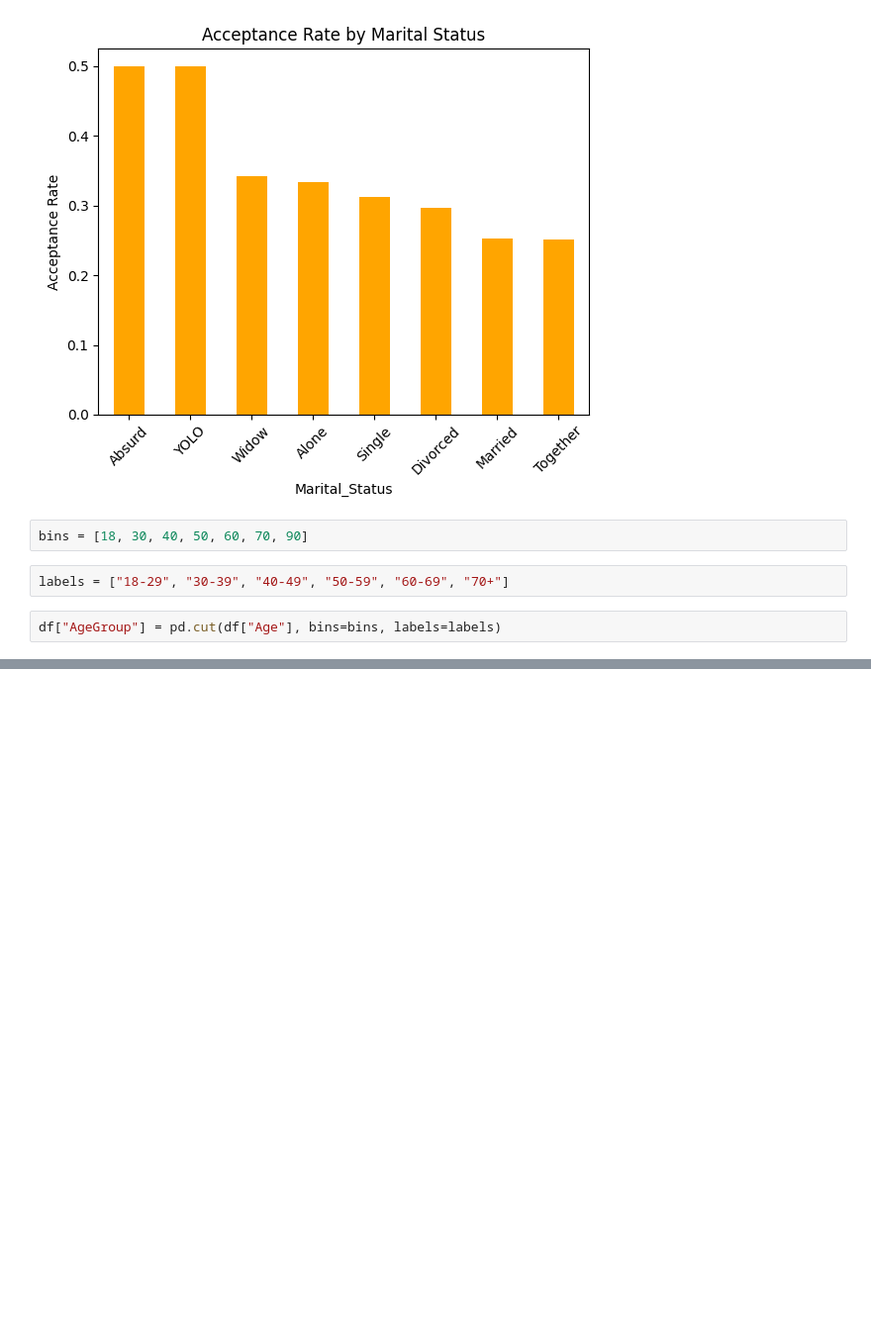
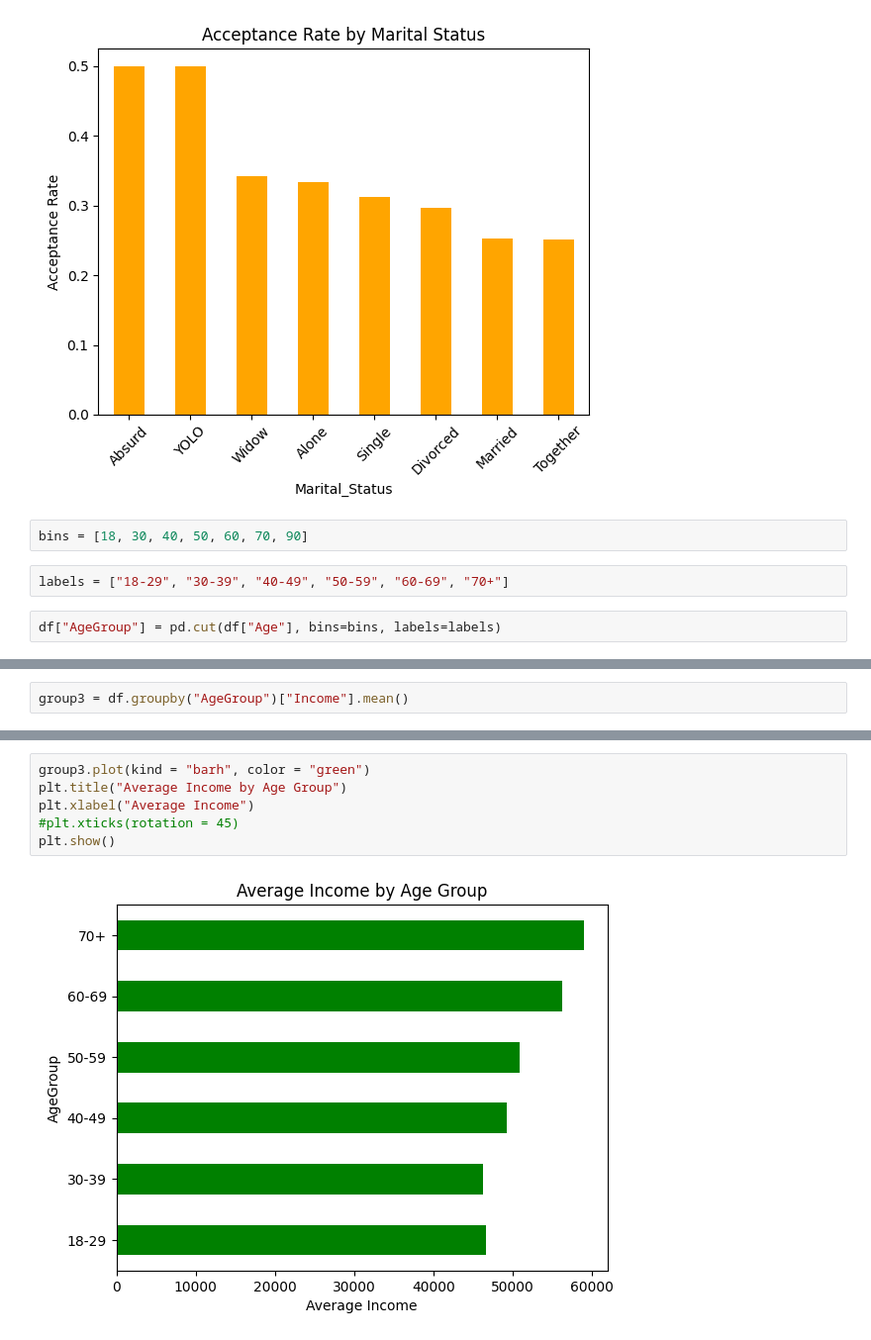
Before and after one commit to samyak2475/Clustering, a Jupyter notebook: Analysis_Model.ipynb, the cells around one changed output, grey strips where cells are left out. Shown at 99% size. Drawn from its saved outputs; the diff is of its cells as text; blank space fills up the shorter version.

```diff
--- a/Analysis_Model.ipynb
+++ b/Analysis_Model.ipynb
@@ -367,0 +384,2 @@ df["AgeGroup"] = pd.cut(df["Age"], bins=bins, labels=labels)
+# %%
+group3 = df.groupby("AgeGroup")["Income"].mean()
@@ -367,0 +397,8 @@ df["AgeGroup"] = pd.cut(df["Age"], bins=bins, labels=labels)
+# %%
+group3.plot(kind = "barh", color = "green")
+plt.title("Average Income by Age Group")
+plt.xlabel("Average Income")
+#plt.xticks(rotation = 45)
+plt.show()
+# %% [output]
+[figure, added]
```
Also changed, not shown: parts of 29 cells of this notebook, 3 other files.
